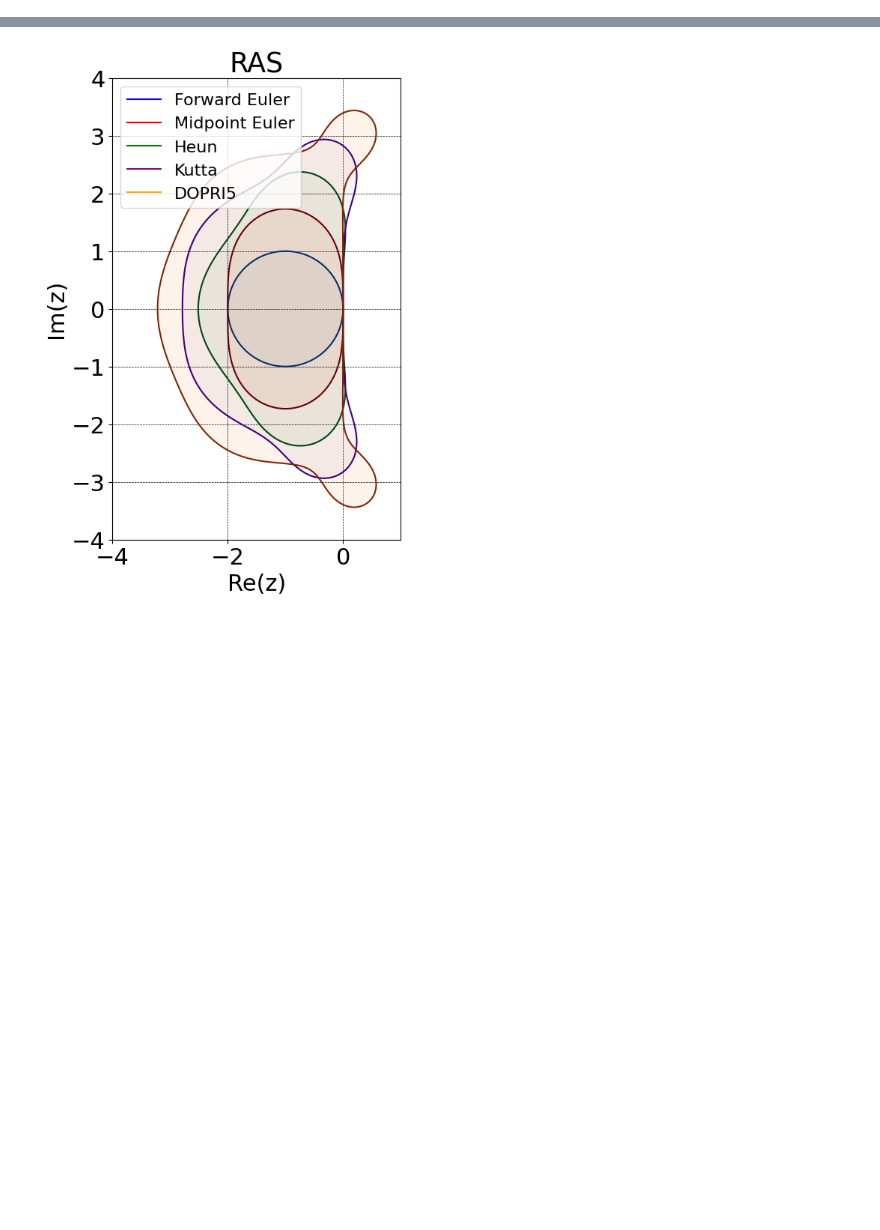
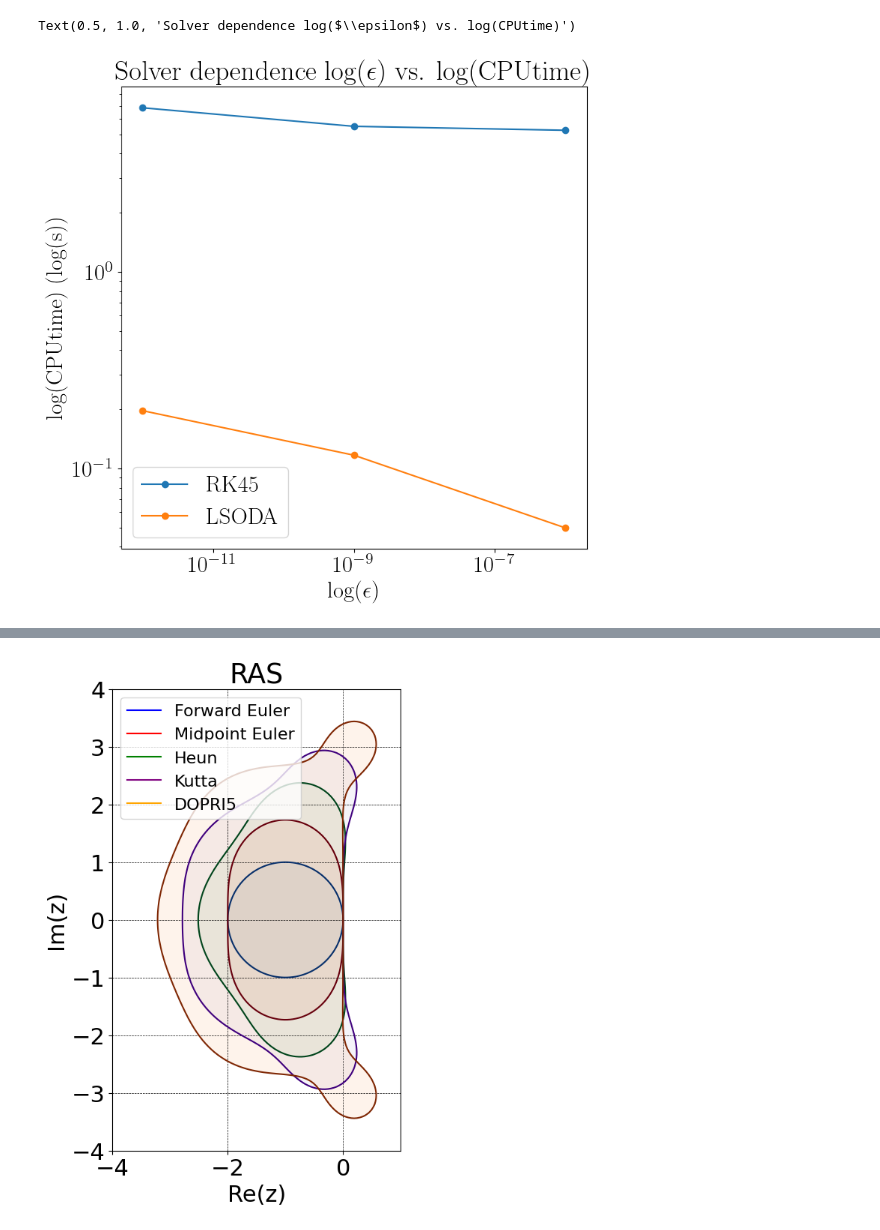
Before and after one commit to jvlad1979/cmsc661-dev, a Jupyter notebook: hw2/hw2.ipynb, the cells around one changed output, grey strips where cells are left out. Cells and saved outputs as stored; diff of their text form; code cells hidden in the pictures; blank space fills up the shorter version.

```diff
--- a/hw2/hw2.ipynb
+++ b/hw2/hw2.ipynb
@@ -64,0 +91,33 @@ for mu in [1e1,1e2,1e3]:
+# %%
+out = {eps:{method : [] for method in ['RK45','LSODA']} for eps in [1e-6,1e-9,1e-12]}
+for (mu,eps,method), vals in times.items():
+    # print(params)
+    # print(vals)
+    out[eps][method].append(vals)
+for eps in out.keys():
+    for method in out[eps].keys():
+        out[eps][method] = np.mean(out[eps][method])
+
+fig,ax = plt.subplots(figsize=(8,8))
+for method in ['RK45','LSODA']:
+    x = []
+    y = []
+    for eps in out.keys():
+        x.append(eps)
+        y.append(out[eps][method])
+    ax.plot(x,y,'o-',label=method)
+# x = []
+# y = []
+# for eps in out.keys():
+#     x.append(eps)
+#     y.append(out[eps]['LSODA'])
+# ax.plot(x,y,'o-',label='LSODA')
+ax.set_xlabel('log($\\epsilon$)')
+ax.set_ylabel('log(CPUtime) (log(s))')
+ax.set_yscale('log')
+ax.set_xscale('log')
+plt.legend()
+plt.title('Solver dependence log($\\epsilon$) vs. log(CPUtime)')
+# %% [output]
+Text(0.5, 1.0, 'Solver dependence log($\\epsilon$) vs. log(CPUtime)')
+[figure, added]
```
Also changed, not shown: parts of 8 cells of this notebook, 11 other files.
